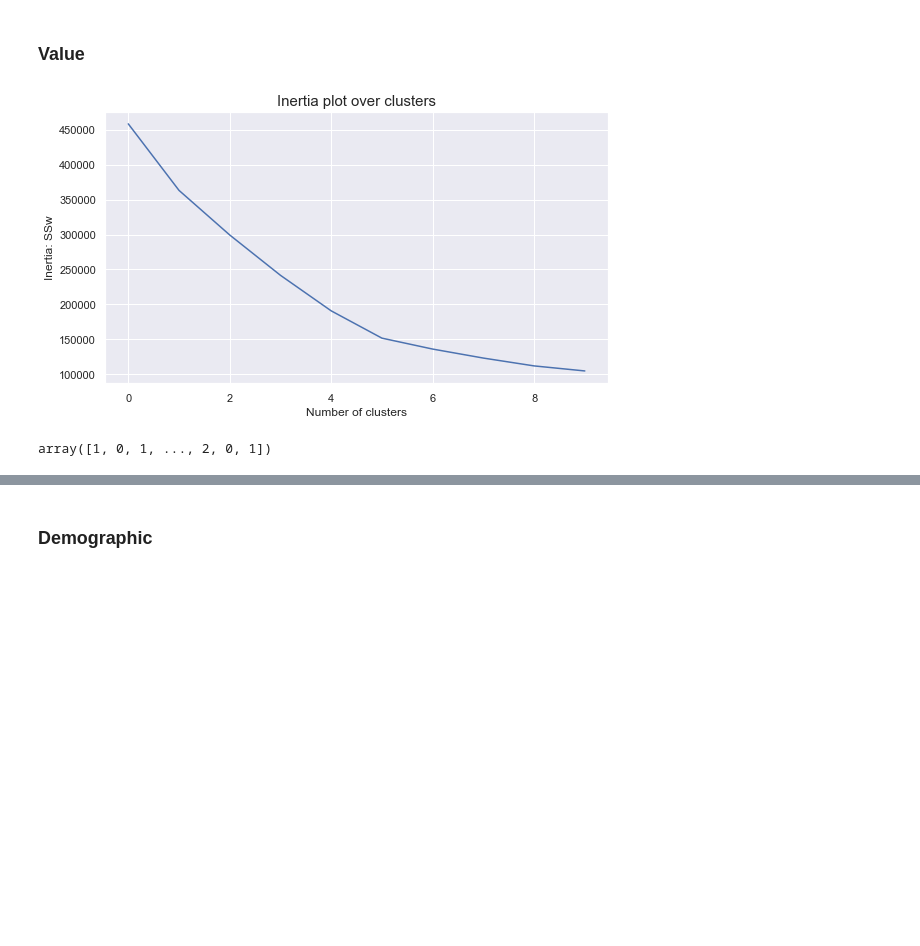
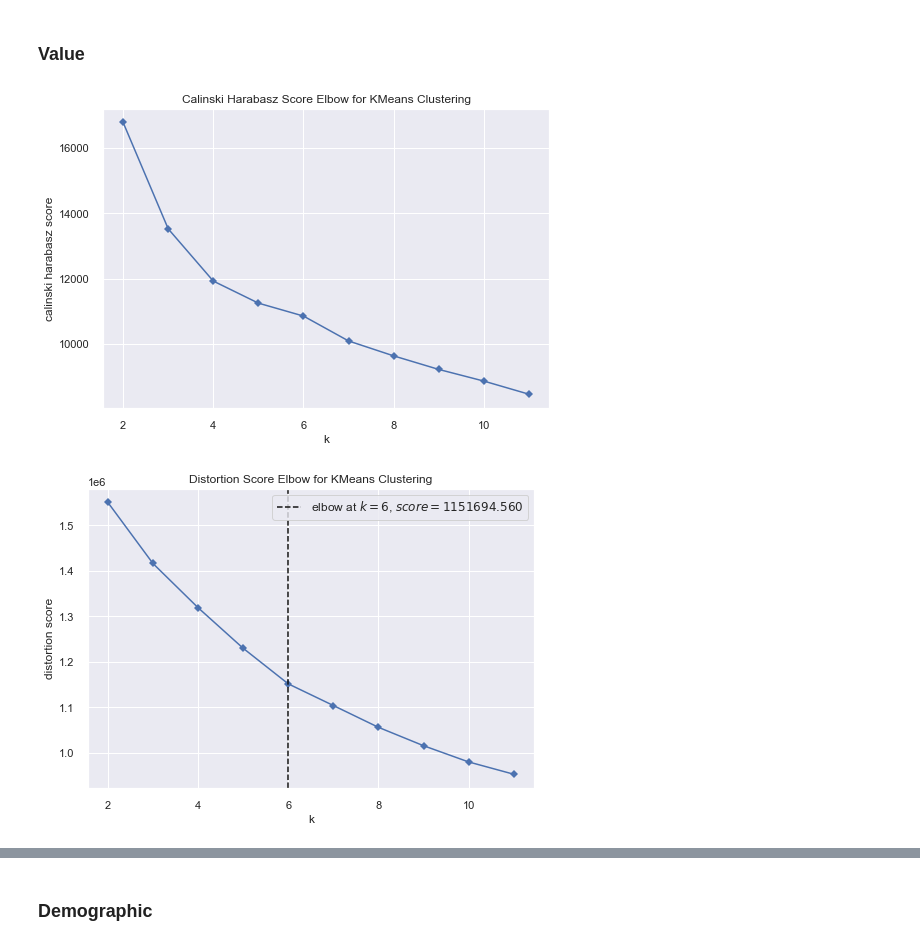
Before and after one commit to its-pedrofonseca/Data-Mining-Project, a Jupyter notebook: Data Cleaning Default Final.ipynb, the cells around one changed output, grey strips where cells are left out. Cells and saved outputs as stored; diff of their text form; code cells hidden in the pictures; blank space fills up the shorter version.

```diff
--- a/Data Cleaning Default Final.ipynb
+++ b/Data Cleaning Default Final.ipynb
@@ -837,3 +751,5 @@ standard_socio_economic=StandardScaler().fit(socio_economic).transform(socio_eco
+# %%
+standard_value=pd.DataFrame(StandardScaler().fit(value).transform(value),index=value.index, columns=value.columns)
 # %% [markdown]
 <div class="alert alert-block alert-success">
 
@@ -856,0 +761,5 @@ def plot_inertia(df):
+# %%
+def plotKElbow(cluster,data,metric):
+    visualizer = KElbowVisualizer(cluster, k=(2,12), metric=metric, timings=False,locate_elbowbool=True)
+    visualizer.fit(data)
+    visualizer.show()
@@ -865,22 +922,8 @@ range_clusters = range(1, 11)
-# %%
-inertia = []
-for n_clus in range_clusters:  # iterate over desired ncluster range
-    kmclust = KMeans(n_clusters=n_clus, init='k-means++', n_init=15, random_state=1)
-    kmclust.fit(standard_value)
-    inertia.append(kmclust.inertia_)  # save the inertia of the given cluster solution
-
-plt.figure(figsize=(9,5))
-plt.plot(inertia)
-plt.ylabel("Inertia: SSw")
-plt.xlabel("Number of clusters")
-plt.title("Inertia plot over clusters", size=15)
-plt.show()
-# %% [output]
-[figure, removed]
-# %%
-# final cluster solution
-number_clusters = 3
-kmclust = KMeans(n_clusters=number_clusters, init='k-means++', n_init=15, random_state=1)
-value_labels = kmclust.fit_predict(standard_value)
-# %% [output]
-array([1, 0, 1, ..., 2, 0, 1])
+# %%
+cluster = KMeans(random_state=0)
+# %%
+plotKElbow(cluster,standard_value,'calinski_harabasz')
+plotKElbow(cluster,standard_value,'distortion')
+# %% [output]
+[figure, added]
+[figure, added]
```
Also changed, not shown: parts of 131 cells of this notebook.
